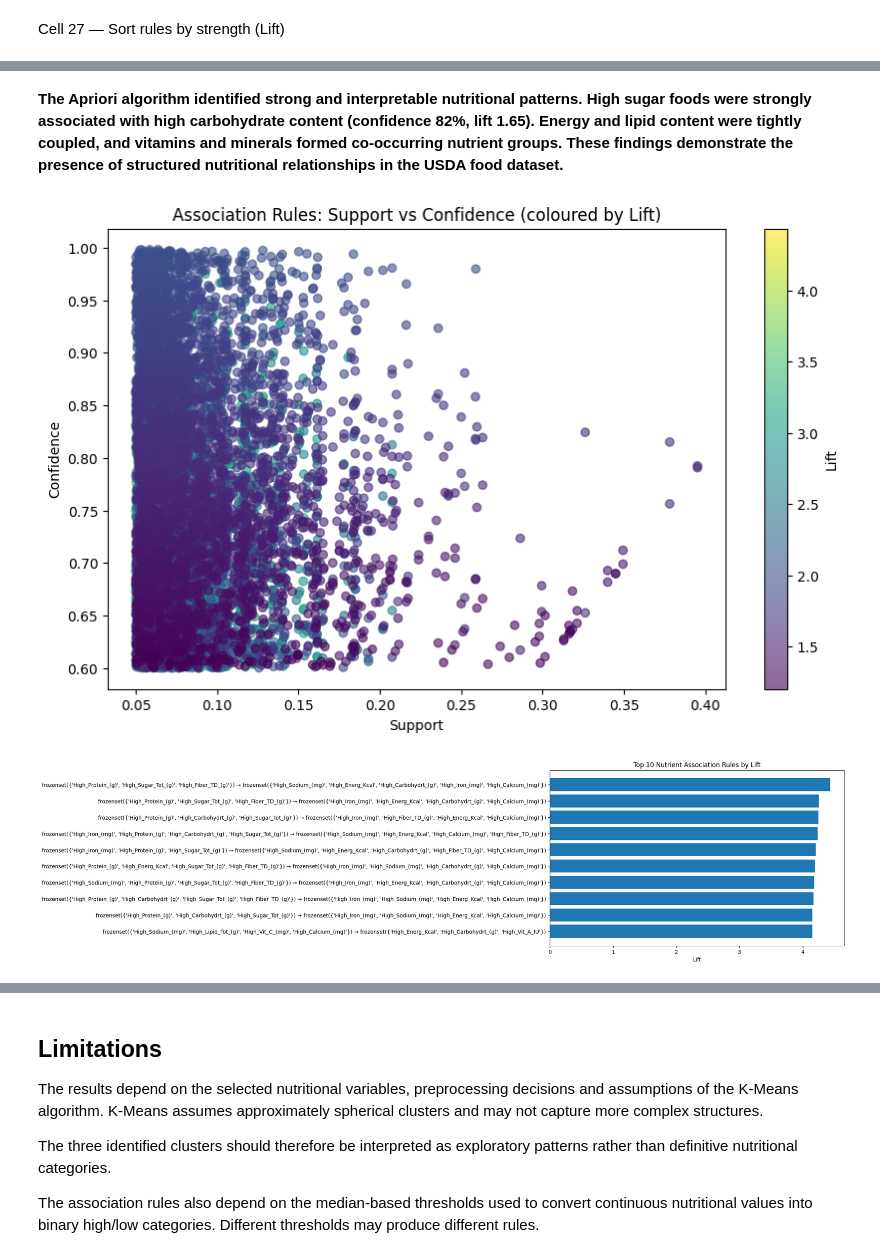
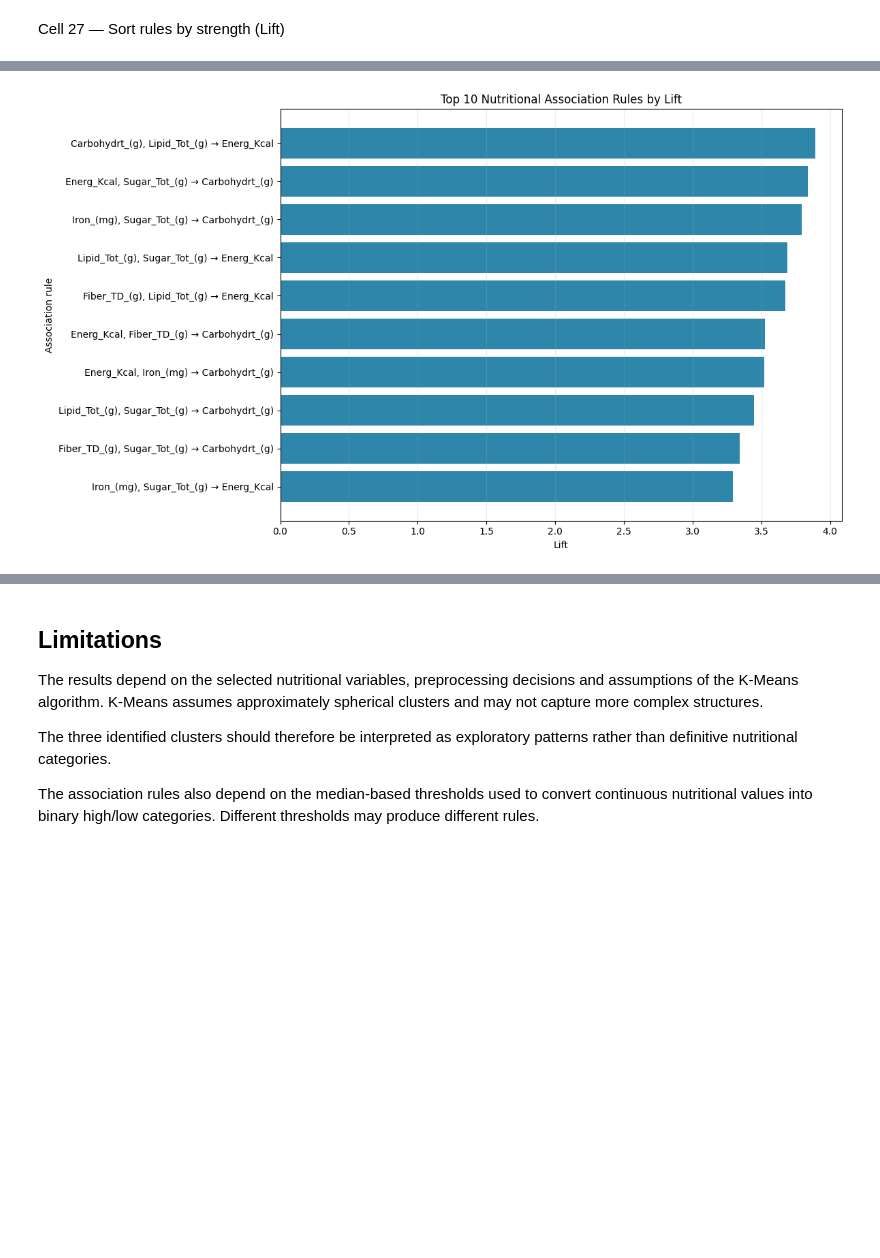
Before and after one commit to SalimHM-IPCA/food-nutrition-clustering-analysis, a Jupyter notebook: food_nutrition_analysis.ipynb, the cells around one changed output, grey strips where cells are left out. Saved outputs shown, nothing was run; the diff lists cells and outputs as text; code cells hidden in the pictures; blank space fills up the shorter version.

```diff
--- a/food_nutrition_analysis.ipynb
+++ b/food_nutrition_analysis.ipynb
@@ -12,12 +12,15 @@ from sklearn.preprocessing import StandardScaler
 from sklearn.cluster import KMeans
 from sklearn.metrics import silhouette_score
 # %%
-file_path = "data/ABBREV.csv"
+from pathlib import Path
 import pandas as pd
 
-# Read the CSV file
+file_path = Path.home() / "Desktop" / "data" / "ABBREV.csv"
+
 df = pd.read_csv(file_path)
 
+print("Data loaded from:", file_path)
 print("Shape:", df.shape)
+
 df.head()
 # %% [output]
@@ -984,36 +1660,26 @@ nutrition-enriched foods
-# %% [markdown]
-**The Apriori algorithm identified strong and interpretable nutritional patterns. High sugar foods were strongly associated with high carbohydrate content (confidence 82%, lift 1.65). Energy and lipid content were tightly coupled, and vitamins and minerals formed co-occurring nutrient groups. These findings demonstrate the presence of structured nutritional relationships in the USDA food dataset.**
-# %%
-plt.figure(figsize=(10,6))
-plt.scatter(
-    strong_rules["support"],
-    strong_rules["confidence"],
-    c=strong_rules["lift"],
-    cmap="viridis",
-    alpha=0.6
-)
-plt.colorbar(label="Lift")
-plt.xlabel("Support")
-plt.ylabel("Confidence")
-plt.title("Association Rules: Support vs Confidence (coloured by Lift)")
-plt.show()
-# %% [output]
-[figure, removed]
 # %%
-top10 = strong_rules.sort_values("lift", ascending=False).head(10)
+top10_rules = rules_readable.head(10).copy()
 
-plt.figure(figsize=(10,6))
+top10_rules["Rule"] = (
+    top10_rules["IF"] +
+    " → " +
+    top10_rules["THEN"]
+)
+
+plt.figure(figsize=(12, 7))
+
 plt.barh(
-    range(len(top10)),
-    top10["lift"]
+    top10_rules["Rule"],
+    top10_rules["lift"],
+    color="#2E86AB"
 )
-plt.yticks(
-    range(len(top10)),
-    top10["antecedents"].astype(str) + " → " + top10["consequents"].astype(str)
-)
+
 plt.xlabel("Lift")
-plt.title("Top 10 Nutrient Association Rules by Lift")
+plt.ylabel("Association rule")
+plt.title("Top 10 Nutritional Association Rules by Lift")
 plt.gca().invert_yaxis()
+plt.grid(axis="x", alpha=0.25)
+plt.tight_layout()
 plt.show()
 # %% [output]
-[figure, old version]
+[figure, new version]
```
Also changed, not shown: parts of 53 cells of this notebook.
